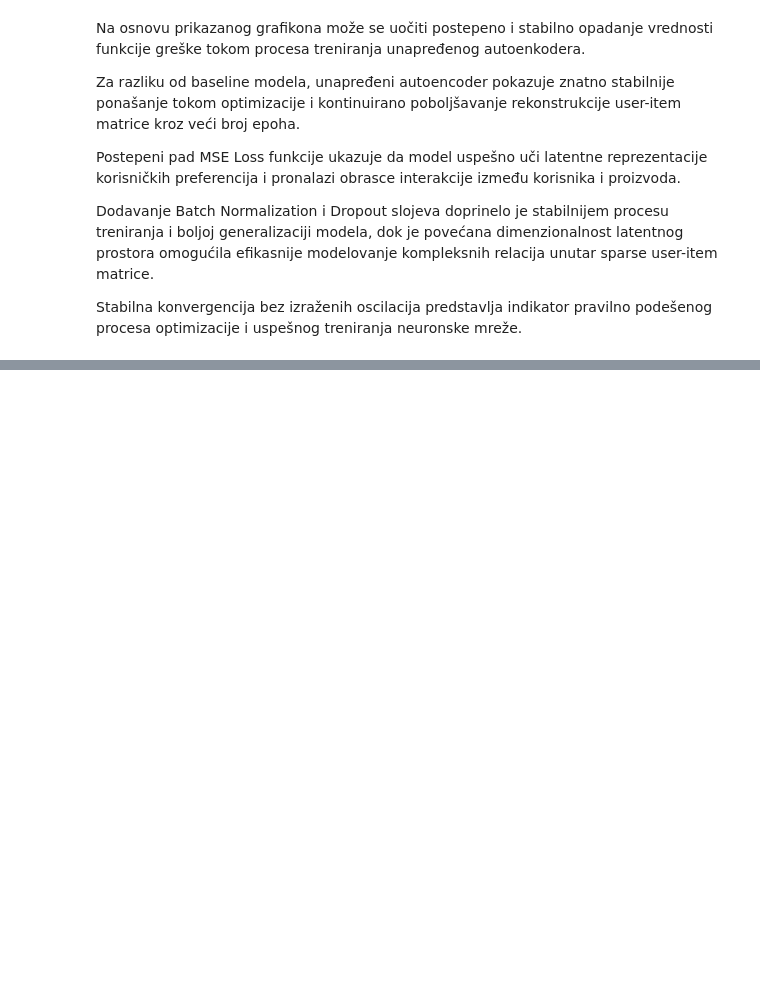
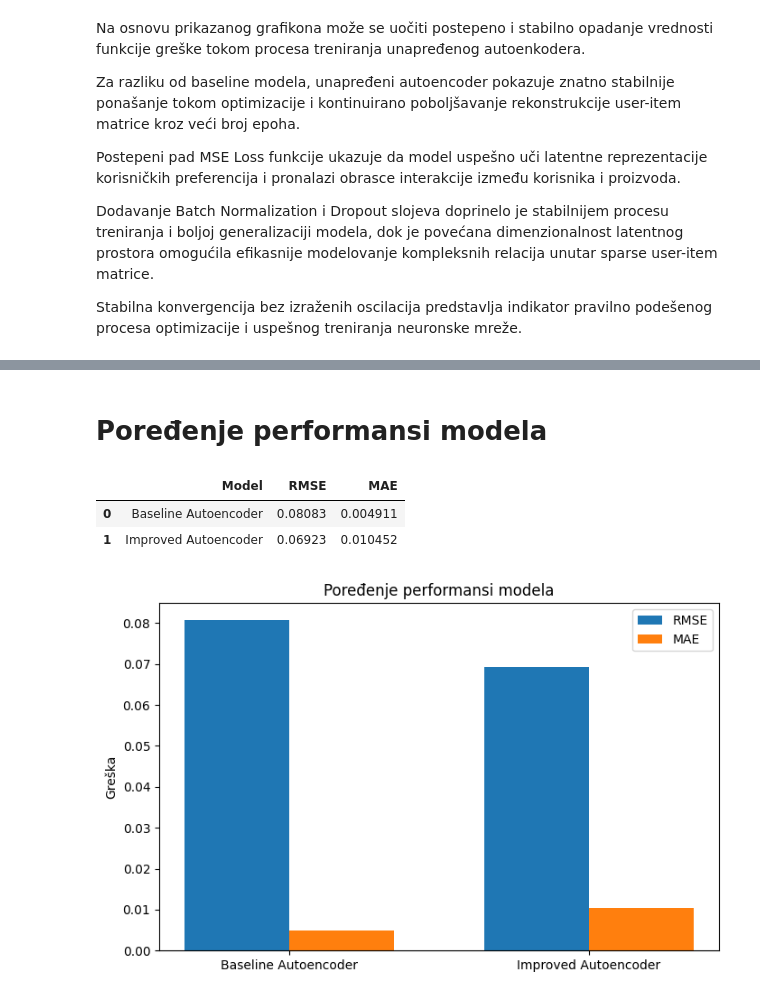
Before and after one commit to branka2004/preporuka_proizvoda_u_elektronskoj_trgovini, a Jupyter notebook: preporuka_proizvoda_autoencoder.ipynb, the cells around one changed output, grey strips where cells are left out. Drawn from its saved outputs; the diff is of its cells as text; code cells hidden in the pictures; blank space fills up the shorter version.

```diff
--- a/preporuka_proizvoda_autoencoder.ipynb
+++ b/preporuka_proizvoda_autoencoder.ipynb
@@ -934,0 +969,17 @@ Stabilna konvergencija bez izraženih oscilacija predstavlja indikator pravilno
+# %%
+# Računanje RMSE i MAE za model 2
+
+rmse_2 = np.sqrt(
+    mean_squared_error(
+        original_2.flatten(),
+        reconstructed_2.flatten()
+    )
+)
+
+mae_2 = mean_absolute_error(
+    original_2.flatten(),
+    reconstructed_2.flatten()
+)
+
+print(f"RMSE model 2: {rmse_2:.6f}")
+print(f"MAE model 2: {mae_2:.6f}")
@@ -934,0 +1048,62 @@ Stabilna konvergencija bez izraženih oscilacija predstavlja indikator pravilno
+# %% [markdown]
+# Poređenje performansi modela
+# %%
+# Poređenje performansi modela
+
+comparison_metrics = pd.DataFrame({
+
+    "Model": [
+        "Baseline Autoencoder",
+        "Improved Autoencoder"
+    ],
+
+    "RMSE": [
+        rmse,
+        rmse_2
+    ],
+
+    "MAE": [
+        mae,
+        mae_2
+    ]
+})
+
+comparison_metrics
+# %% [output]
+|  | Model | RMSE | MAE |
+| 0 | Baseline Autoencoder | 0.08083 | 0.004911 |
+| 1 | Improved Autoencoder | 0.06923 | 0.010452 |
+# %%
+# Vizualizacija poređenja modela
+
+x = np.arange(2)
+
+width = 0.35
+
+fig, ax = plt.subplots(figsize=(8,5))
+
+ax.bar(
+    x - width/2,
+    comparison_metrics["RMSE"],
+    width,
+    label='RMSE'
+)
+
+ax.bar(
+    x + width/2,
+    comparison_metrics["MAE"],
+    width,
+    label='MAE'
+)
+
+ax.set_xticks(x)
+ax.set_xticklabels(comparison_metrics["Model"])
+
+ax.set_title("Poređenje performansi modela")
+ax.set_ylabel("Greška")
+
+ax.legend()
+
+plt.show()
+# %% [output]
+[figure, added]
```
Also changed, not shown: parts of 12 cells of this notebook.
